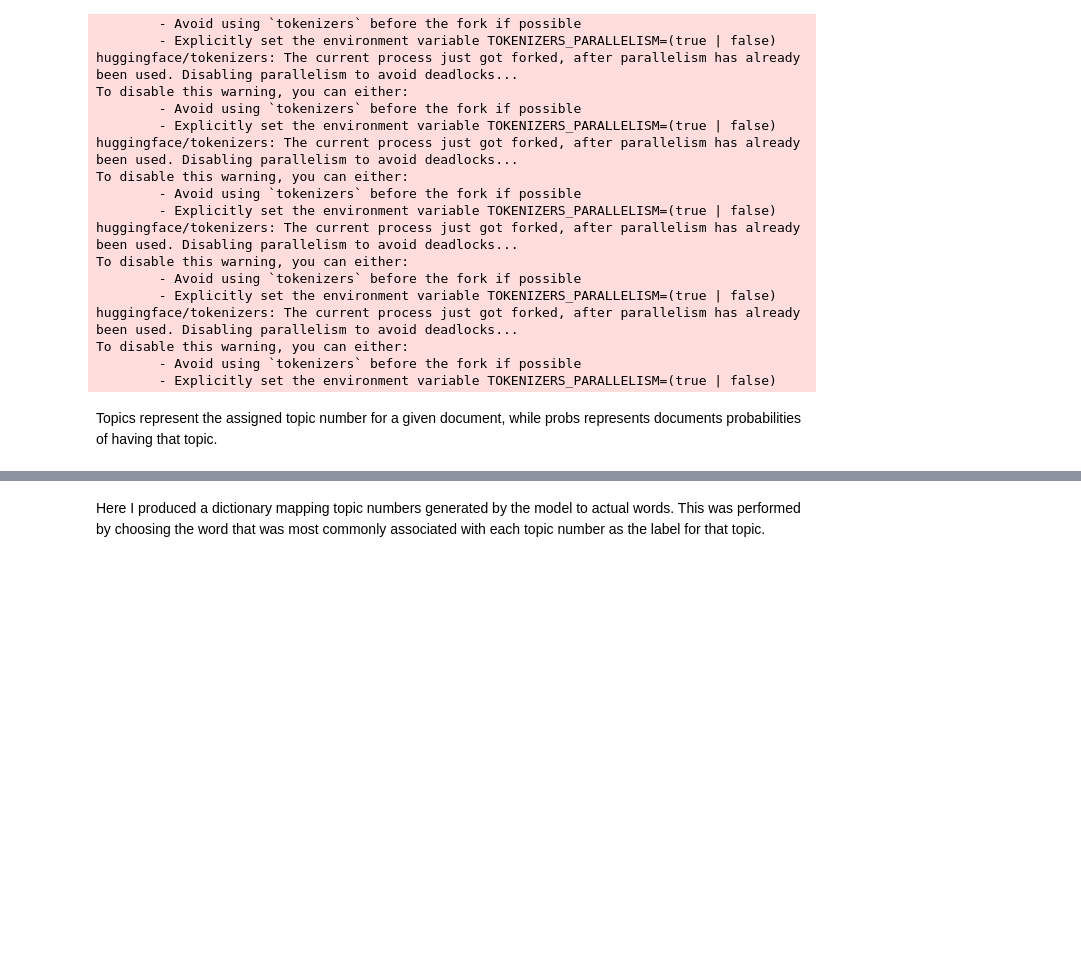
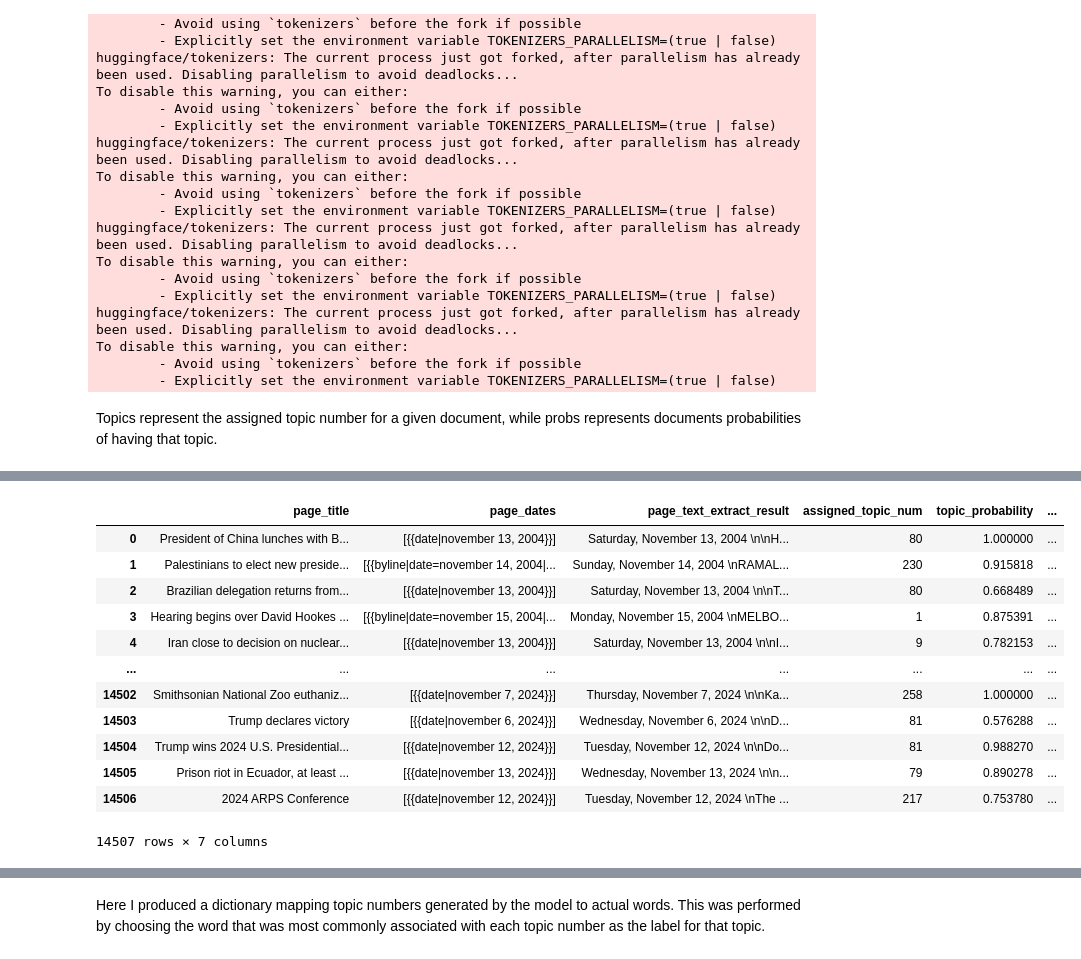
Before and after one commit to WikiTopics/wikitopics-code, a Jupyter notebook: 4. Topic Modeling using BERTopic.ipynb, the cells around one changed output, grey strips where cells are left out. Drawn from its saved outputs; the diff is of its cells as text; code cells hidden in the pictures; blank space fills up the shorter version.

```diff
--- a/4. Topic Modeling using BERTopic.ipynb
+++ b/4. Topic Modeling using BERTopic.ipynb
@@ -189,3 +229,19 @@ topical.to_parquet('topical_output.parquet',
     compression='zstd',
     compression_level=23
 )
+# %%
+topical
+# %% [output]
+|  | page_title | page_dates | page_text_extract_result | assigned_topic_num | topic_probability | ... |
+| 0 | President of China lunches with B... | [{{date|november 13, 2004}}] | Saturday, November 13, 2004 \n\nH... | 80 | 1.000000 | ... |
+| 1 | Palestinians to elect new preside... | [{{byline|date=november 14, 2004|... | Sunday, November 14, 2004 \nRAMAL... | 230 | 0.915818 | ... |
+| 2 | Brazilian delegation returns from... | [{{date|november 13, 2004}}] | Saturday, November 13, 2004 \n\nT... | 80 | 0.668489 | ... |
+| 3 | Hearing begins over David Hookes ... | [{{byline|date=november 15, 2004|... | Monday, November 15, 2004 \nMELBO... | 1 | 0.875391 | ... |
+| 4 | Iran close to decision on nuclear... | [{{date|november 13, 2004}}] | Saturday, November 13, 2004 \n\nI... | 9 | 0.782153 | ... |
+| ... | ... | ... | ... | ... | ... | ... |
+| 14502 | Smithsonian National Zoo euthaniz... | [{{date|november 7, 2024}}] | Thursday, November 7, 2024 \n\nKa... | 258 | 1.000000 | ... |
+| 14503 | Trump declares victory | [{{date|november 6, 2024}}] | Wednesday, November 6, 2024 \n\nD... | 81 | 0.576288 | ... |
+| 14504 | Trump wins 2024 U.S. Presidential... | [{{date|november 12, 2024}}] | Tuesday, November 12, 2024 \n\nDo... | 81 | 0.988270 | ... |
+| 14505 | Prison riot in Ecuador, at least ... | [{{date|november 13, 2024}}] | Wednesday, November 13, 2024 \n\n... | 79 | 0.890278 | ... |
+| 14506 | 2024 ARPS Conference | [{{date|november 12, 2024}}] | Tuesday, November 12, 2024 \nThe ... | 217 | 0.753780 | ... |
+14507 rows × 7 columns
```
Also changed, not shown: parts of 6 cells of this notebook.
